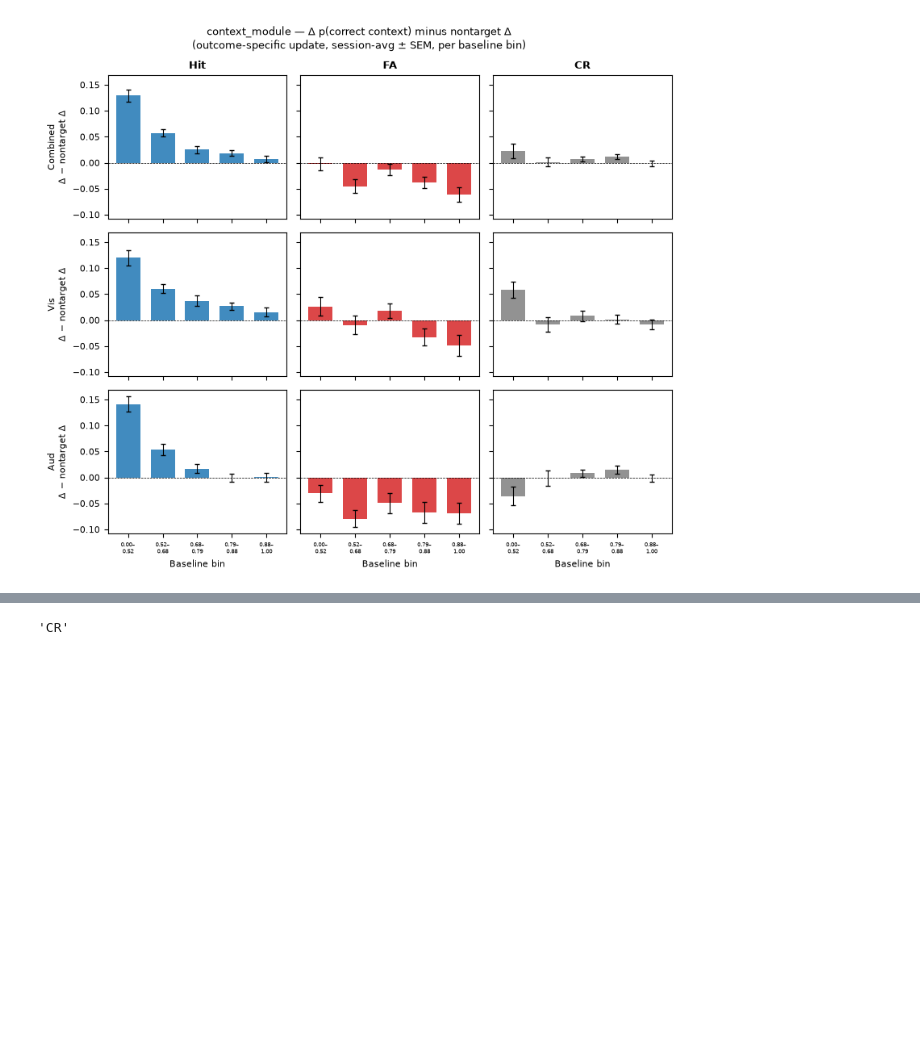
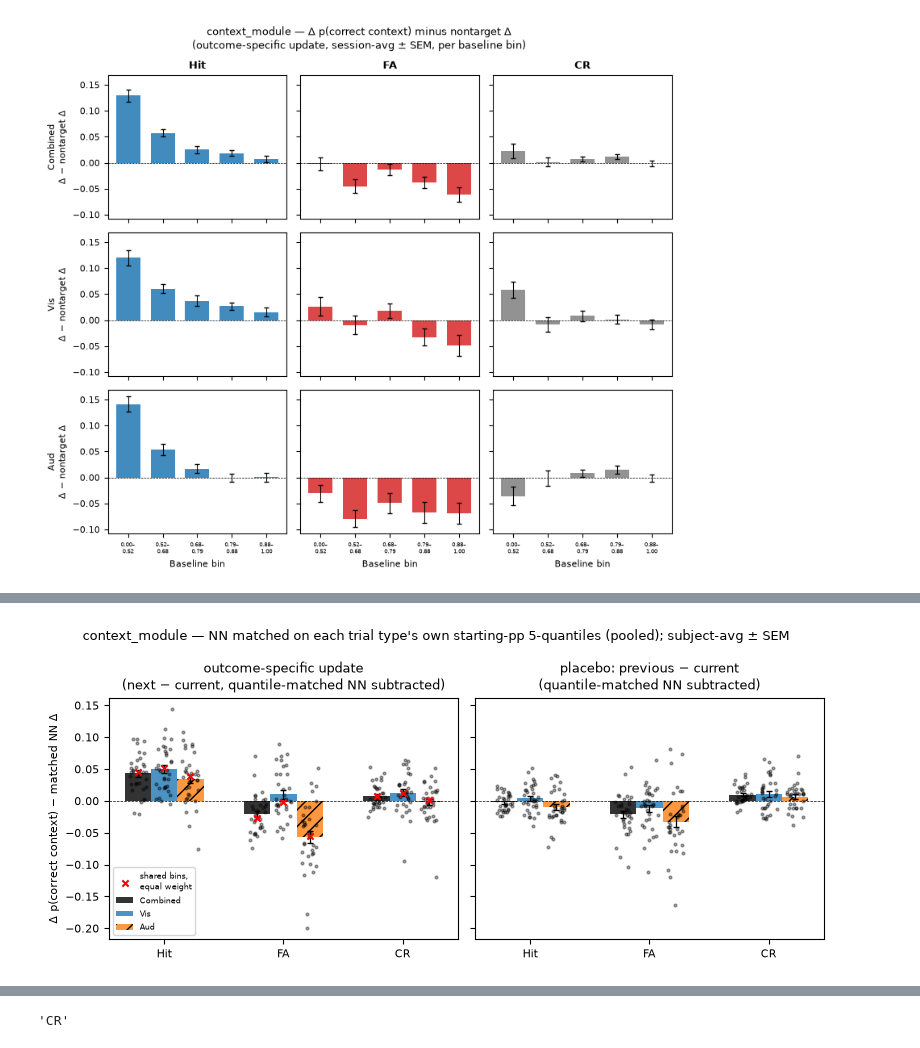
Before and after one commit to AllenInstitute/dynamic_routing_analysis, a Jupyter notebook: notebooks/plot_trialwise_decoder_confidence_updates.ipynb, the cells around one changed output, grey strips where cells are left out. Drawn from its saved outputs; the diff is of its cells as text; code cells hidden in the pictures; blank space fills up the shorter version.

```diff
--- a/notebooks/plot_trialwise_decoder_confidence_updates.ipynb
+++ b/notebooks/plot_trialwise_decoder_confidence_updates.ipynb
@@ -1238,0 +1386,47 @@ fig.tight_layout()
+# %%
+# Quantile-matched NN subtraction (left) vs. backward-in-time placebo (right).
+# x markers on the left: shared-bin, equal-weight strategy from the cells above, for comparison.
+
+mod_colors  = {'Combined': 'k', 'Vis': 'tab:blue', 'Aud': 'tab:orange'}
+mod_hatches = {'Combined': '', 'Vis': '', 'Aud': '//'}
+old_dfs = {
+    'Combined': ([vis_hit_df, aud_hit_df], [vis_fa_df, aud_fa_df], [vis_cr_df, aud_cr_df],
+                 [vis_nontarget_nonresponse_df, aud_nontarget_nonresponse_df]),
+    'Vis': ([vis_hit_df], [vis_fa_df], [vis_cr_df], [vis_nontarget_nonresponse_df]),
+    'Aud': ([aud_hit_df], [aud_fa_df], [aud_cr_df], [aud_nontarget_nonresponse_df]),
+}
+n_mod = len(matched_modality_sets)
+width = 0.22
+x = np.arange(len(matched_outcomes))
+
+fig, axes = plt.subplots(1, 2, figsize=(8, 3.5), sharey=True)
+for ax, delta_col, title in [
+    (axes[0], 'delta', 'outcome-specific update\n(next − current, quantile-matched NN subtracted)'),
+    (axes[1], 'delta_back', 'placebo: previous − current\n(quantile-matched NN subtracted)'),
+]:
+    ax.axhline(0, color='k', linewidth=0.5, linestyle='--')
+    for m_i, mod_label in enumerate(matched_modality_sets):
+        offset = (m_i - (n_mod - 1) / 2) * width
+        for col_i, outcome in enumerate(matched_outcomes):
+            diff = aggregate_units(matched_results[(mod_label, outcome, delta_col)][0]['diff'])
+            bar_x = x[col_i] + offset
+            ax.bar(bar_x, diff.mean(), yerr=stats.sem(diff), width=width,
+                   color=mod_colors[mod_label], hatch=mod_hatches[mod_label],
+                   alpha=0.8, error_kw=dict(elinewidth=0.9, capsize=2),
+                   label=mod_label if col_i == 0 else '_nolegend_')
+            ax.scatter(np.full(len(diff), bar_x) + np.random.uniform(-0.07, 0.07, len(diff)),
+                       diff.values, color='k', s=4, alpha=0.35, zorder=3)
+            if delta_col == 'delta':
+                old_diff = aggregate_units(nn_subtracted_sess_mean(old_dfs[mod_label][col_i], old_dfs[mod_label][3]))
+                ax.scatter(bar_x, old_diff.mean(), marker='x', color='r', s=20, zorder=4,
+                           label='shared bins,\nequal weight' if (m_i == 0 and col_i == 0) else '_nolegend_')
+    ax.set_xticks(x)
+    ax.set_xticklabels(list(matched_outcomes))
+    ax.set_title(title)
+axes[0].set_ylabel('Δ p(correct context) − matched NN Δ')
+axes[0].legend(fontsize=6)
+fig.suptitle(f'{sel_structure} — NN matched on each trial type\'s own starting-pp '
+             f'{n_quantiles}-quantiles ({quantile_scope}); {aggregation_level}-avg ± SEM')
+fig.tight_layout()
+# %% [output]
+[figure, added]
```
Also changed, not shown: parts of 13 cells of this notebook, 5 other files.
